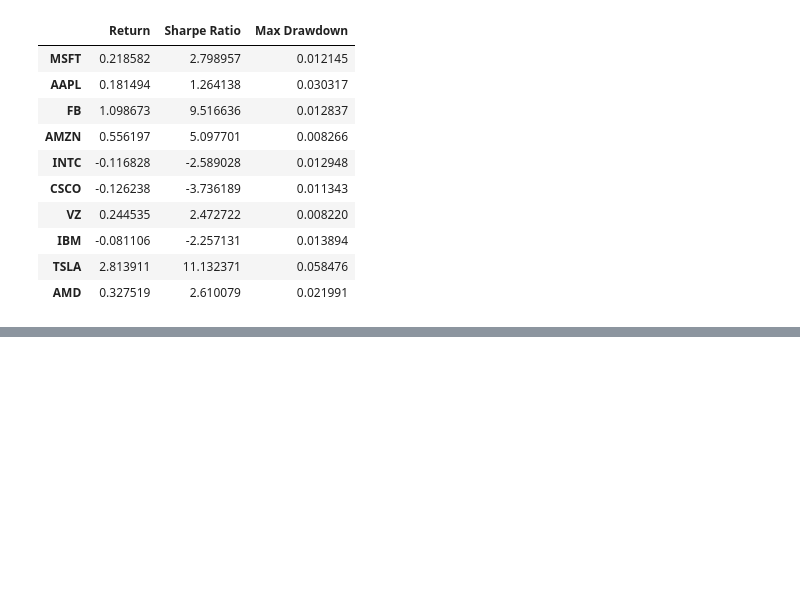
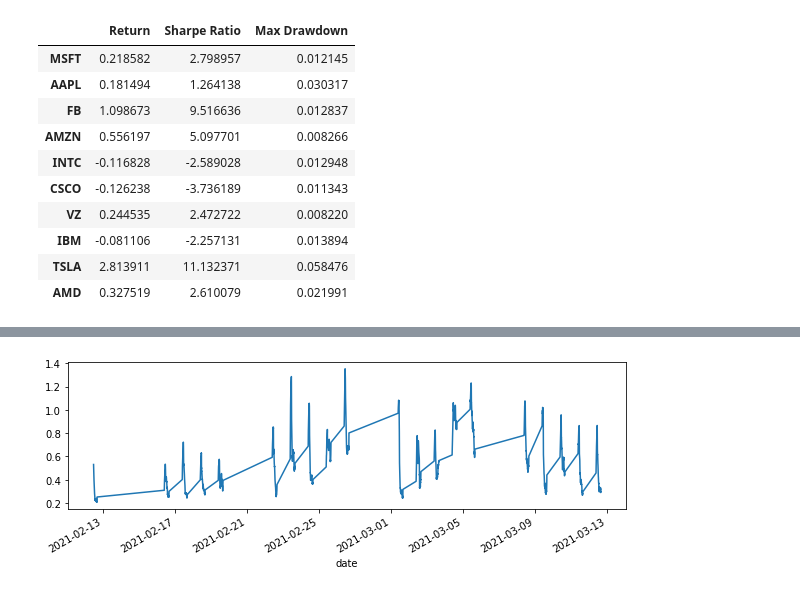
Before and after one commit to Strider221B/AlgorithmicTradingCourse, a Jupyter notebook: 5_BackTesting/Course/ResistanceBreakout.ipynb, the cells around one changed output, grey strips where cells are left out. Cells and saved outputs as stored; diff of their text form; code cells hidden in the pictures; blank space fills up the shorter version.

```diff
--- a/5_BackTesting/Course/ResistanceBreakout.ipynb
+++ b/5_BackTesting/Course/ResistanceBreakout.ipynb
@@ -198,0 +203,4 @@ calculating KPIs for  AMD
+# %%
+ohlc_dict['MSFT']['ATR'].plot(figsize=(10, 3));
+# %% [output]
+[figure, added]
```
Also changed, not shown: parts of 5 cells of this notebook, 3 other files.
